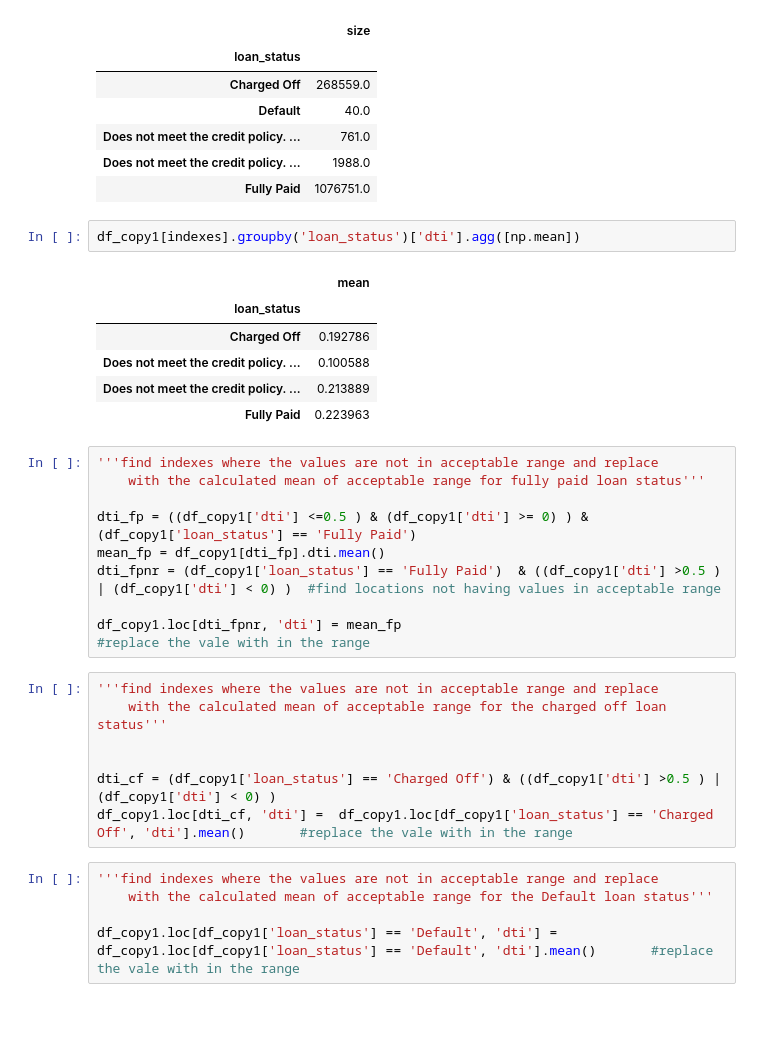
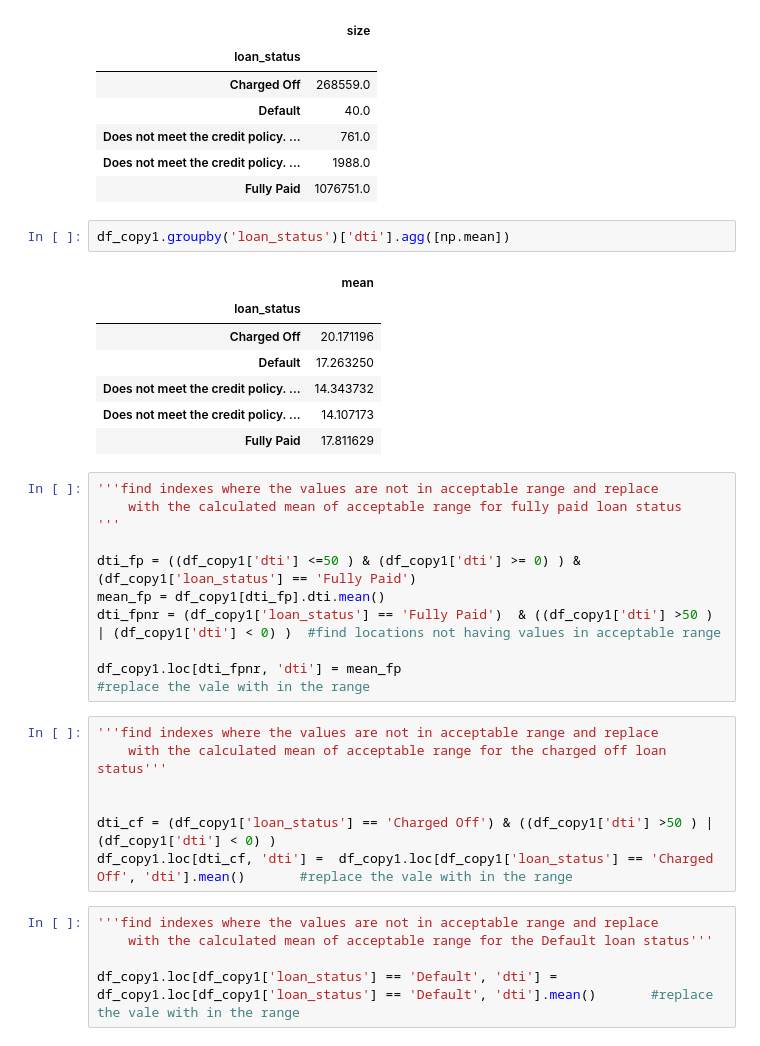
Before and after one commit to Rekha5649/Data-Science-20-Feb-Optimizing-Lending-Club-s-Financial-Risk-1, a Jupyter notebook: major_project.ipynb, the cells around one changed output. Drawn from its saved outputs; the diff is of its cells as text; blank space fills up the shorter version.

```diff
--- a/major_project.ipynb
+++ b/major_project.ipynb
@@ -697,21 +697,23 @@ df_copy1.groupby('loan_status')['dti'].agg([np.size])
 | Does not meet the credit policy. ... | 1988.0 |
 | Fully Paid | 1076751.0 |
 # %%
-df_copy1[indexes].groupby('loan_status')['dti'].agg([np.mean])
+df_copy1.groupby('loan_status')['dti'].agg([np.mean])
 # %% [output]
 |  | mean |
 | loan_status |  |
-| Charged Off | 0.192786 |
-| Does not meet the credit policy. ... | 0.100588 |
-| Does not meet the credit policy. ... | 0.213889 |
-| Fully Paid | 0.223963 |
+| Charged Off | 20.171196 |
+| Default | 17.263250 |
+| Does not meet the credit policy. ... | 14.343732 |
+| Does not meet the credit policy. ... | 14.107173 |
+| Fully Paid | 17.811629 |
 # %%
 '''find indexes where the values are not in acceptable range and replace
-    with the calculated mean of acceptable range for fully paid loan status'''
+    with the calculated mean of acceptable range for fully paid loan status
+'''
 
-dti_fp = ((df_copy1['dti'] <=0.5 ) & (df_copy1['dti'] >= 0) ) & (df_copy1['loan_status'] == 'Fully Paid')
+dti_fp = ((df_copy1['dti'] <=50 ) & (df_copy1['dti'] >= 0) ) & (df_copy1['loan_status'] == 'Fully Paid')
 mean_fp = df_copy1[dti_fp].dti.mean()
-dti_fpnr = (df_copy1['loan_status'] == 'Fully Paid')  & ((df_copy1['dti'] >0.5 ) | (df_copy1['dti'] < 0) )  #find locations not having values in acceptable range
+dti_fpnr = (df_copy1['loan_status'] == 'Fully Paid')  & ((df_copy1['dti'] >50 ) | (df_copy1['dti'] < 0) )  #find locations not having values in acceptable range
 
 df_copy1.loc[dti_fpnr, 'dti'] = mean_fp                                                                     #replace the vale with in the range
 # %%
@@ -719,7 +721,7 @@ df_copy1.loc[dti_fpnr, 'dti'] = mean_fp
     with the calculated mean of acceptable range for the charged off loan status'''
 
 
-dti_cf = (df_copy1['loan_status'] == 'Charged Off') & ((df_copy1['dti'] >0.5 ) | (df_copy1['dti'] < 0) )
+dti_cf = (df_copy1['loan_status'] == 'Charged Off') & ((df_copy1['dti'] >50 ) | (df_copy1['dti'] < 0) )
 df_copy1.loc[dti_cf, 'dti'] =  df_copy1.loc[df_copy1['loan_status'] == 'Charged Off', 'dti'].mean()       #replace the vale with in the range
 # %%
 '''find indexes where the values are not in acceptable range and replace
```
Also changed, not shown: parts of 12 cells of this notebook.
